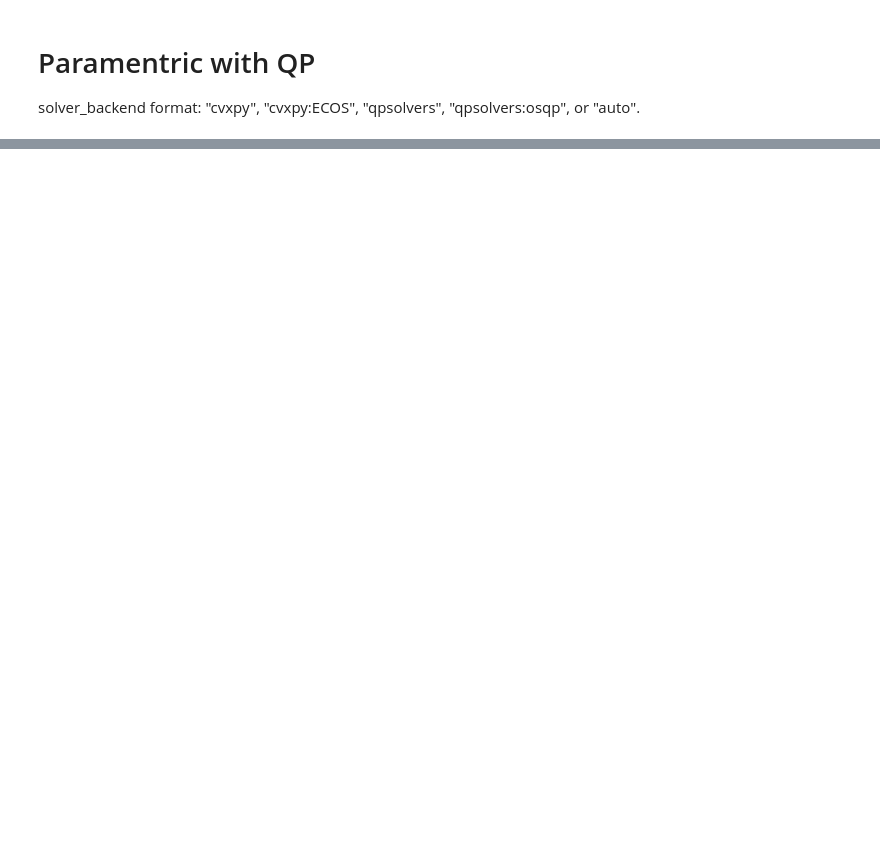
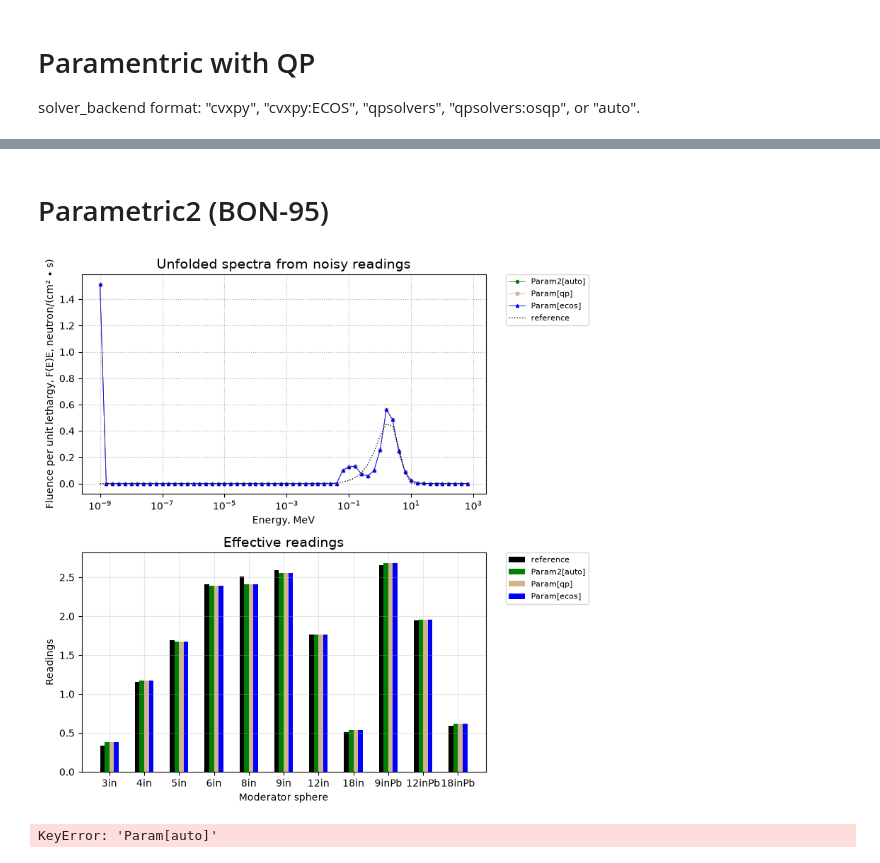
Before and after one commit to Radiationsafety/bssunfold, a Jupyter notebook: examples/16-Parametric.ipynb, the cells around one changed output, grey strips where cells are left out. Drawn from its saved outputs; the diff is of its cells as text; code cells hidden in the pictures; blank space fills up the shorter version.

Commit message:
unfold_parametric2 with bon95 formulas

```diff
--- a/examples/16-Parametric.ipynb
+++ b/examples/16-Parametric.ipynb
@@ -219,0 +220,20 @@ det.compare(reference_spectrum,results_qp['Param[auto]'])
+# %% [markdown]
+# Parametric2 (BON-95)
+# %%
+
+results_qp2 = {
+    "Param2[auto]": det.unfold_parametric2(readings,max_iter=2000),
+    "Param2[qp]": det.unfold_parametric2(readings,max_iter =200),
+    "Param2[ecos]": det.unfold_parametric2(readings),
+}
+
+fig, ax = plot_comparison(
+    results=results_qp2,
+    readings=readings,
+    reference_spectrum=reference_spectrum,
+)
+
+det.compare(reference_spectrum,results_qp2['Param[auto]'])
+# %% [output]
+[figure, added]
+KeyError: 'Param[auto]'
```
Also changed, not shown: parts of 3 cells of this notebook, 14 other files.
